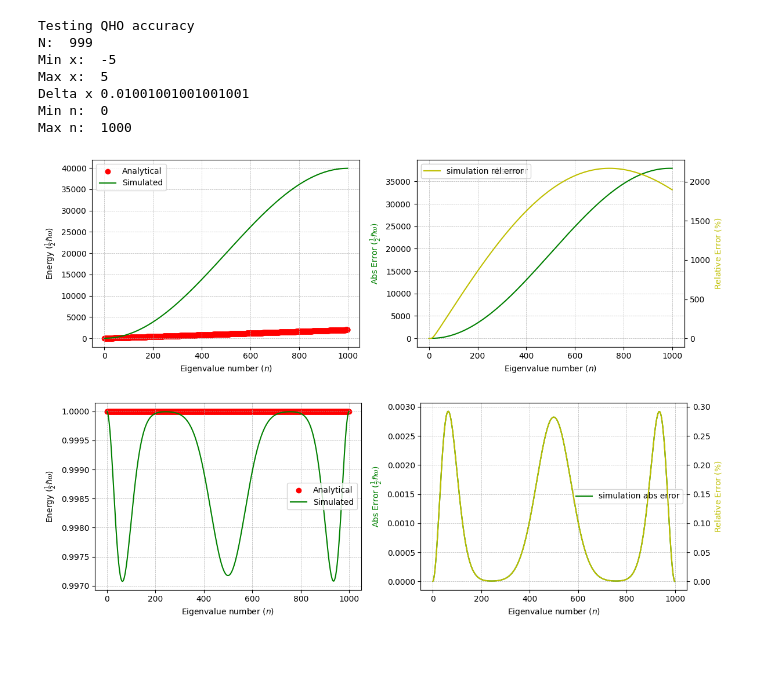
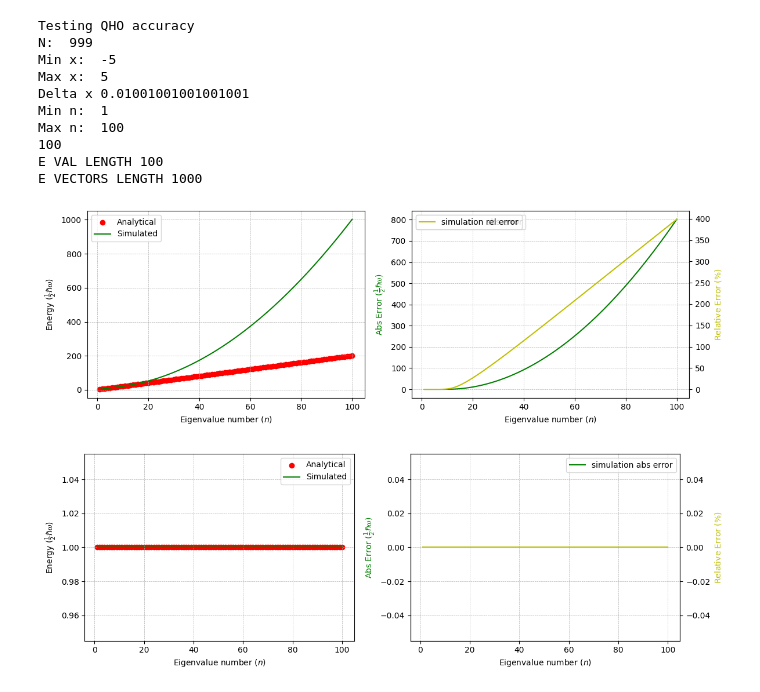
Before and after one commit to Adillwma/QuantumHarmonics, a Jupyter notebook: QuantumHarmonics/accuracy.ipynb, the cells around one changed output. Cells and saved outputs as stored; diff of their text form; code cells hidden in the pictures; blank space fills up the shorter version.

```diff
--- a/QuantumHarmonics/accuracy.ipynb
+++ b/QuantumHarmonics/accuracy.ipynb
@@ -32,7 +32,7 @@ def plot_e_vals_comparison(n_vals, e_vals, analytical_e_vals):
     plt.subplots(nrows=1, ncols=2, figsize=(12, 4), tight_layout=True)
 
     #plotting analytical results vs n compared to my results vs n
-    main_plot = plt.subplot(1,2,1)
+    plt.subplot(1,2,1)
     plt.xlabel("Eigenvalue number $(n)$")
     plt.ylabel("Energy $(\\frac{1}{2}ℏ𝜔)$")
     plt.scatter(n_vals, analytical_e_vals, c='r', label='Analytical',)
@@ -47,7 +47,7 @@ def plot_e_vals_comparison(n_vals, e_vals, analytical_e_vals):
     plt.subplot(1,2,2)
     plt.xlabel("Eigenvalue number $(n)$")
     plt.ylabel("Abs Error $(\\frac{1}{2}ℏ𝜔)$", color='g')
-    plt.plot(n_vals,abs_error_vals, c='g', label='simulation abs error')
+    plt.plot(n_vals, abs_error_vals, c='g', label='simulation abs error')
     plt.grid(linestyle = '--', linewidth = 0.5)
     plt.legend()
 
@@ -56,7 +56,7 @@ def plot_e_vals_comparison(n_vals, e_vals, analytical_e_vals):
     ax = plt.gca()
     ax2 = ax.twinx()
     ax2.set_ylabel('Relative Error $(\\%)$', color='y')
-    plt.plot(n_vals,relative_error, c='y', label='simulation rel error')
+    plt.plot(n_vals, relative_error, c='y', label='simulation rel error')
 
     plt.legend()  # fix by removing plot helper
     plt.show()
@@ -64,8 +64,10 @@ def plot_e_vals_comparison(n_vals, e_vals, analytical_e_vals):
 def plot_e_vecs_comparison(n_vals, x, e_vectors, analytical_e_vectors):
 
     integrals = []
-    for e_vec in e_vectors:
-        integrals.append(np.trapz(e_vec**2, x))
+    # iterate through the second dim   'e_vectors' which is shape (100, 10)
+    for i in range(e_vectors.shape[1]):
+        integrals.append(1)
+        #integrals.append(np.trapz(e_vectors[:,i], x))
     integrals = np.array(integrals)
 
     #Calculating error of simulation relative to the analytical result
@@ -85,8 +87,6 @@ def plot_e_vecs_comparison(n_vals, x, e_vectors, analytical_e_vectors):
     plt.grid(linestyle = '--', linewidth = 0.5)
     plt.legend()
 
-
-
     #Plotting error vs n
     plt.subplot(1,2,2)
     plt.xlabel("Eigenvalue number $(n)$")
@@ -94,7 +94,6 @@ def plot_e_vecs_comparison(n_vals, x, e_vectors, analytical_e_vectors):
     plt.plot(n_vals, abs_error_vals, c='g', label='simulation abs error')
     plt.grid(linestyle = '--', linewidth = 0.5)
     plt.legend()
-
 
     # add new y axis on right side of plot to show error
     ax = plt.gca()
@@ -115,7 +114,6 @@ def test_QHO_accuracy(N, x_min, x_max, min_n, max_n):
     print("Delta x", delta_x)
     print("Min n: ", min_n)
     print("Max n: ", max_n)
-
 
     #Analytical solution
     n_vals, e_vals_analytical, e_vectors_analytical, p_densitys_analytical = QHO_analytical_soloution(x, max_n, min_n)
@@ -180,13 +187,16 @@ Max n:  100
 # %%
-test_QHO_accuracy(N=999, x_min=-5, x_max=5, max_n=1000, min_n=0)
+test_QHO_accuracy(N=999, x_min=-5, x_max=5, max_n=100, min_n=1)
 # %% [output]
 Testing QHO accuracy
 N:  999
 Min x:  -5
 Max x:  5
 Delta x 0.01001001001001001
-Min n:  0
-Max n:  1000
+Min n:  1
+Max n:  100
+100
+E VAL LENGTH 100
+E VECTORS LENGTH 1000
-[figure, old version]
+[figure, new version]
-[figure, old version]
+[figure, new version]
 # %%
```
Also changed, not shown: parts of 7 cells of this notebook, 4 other files.
